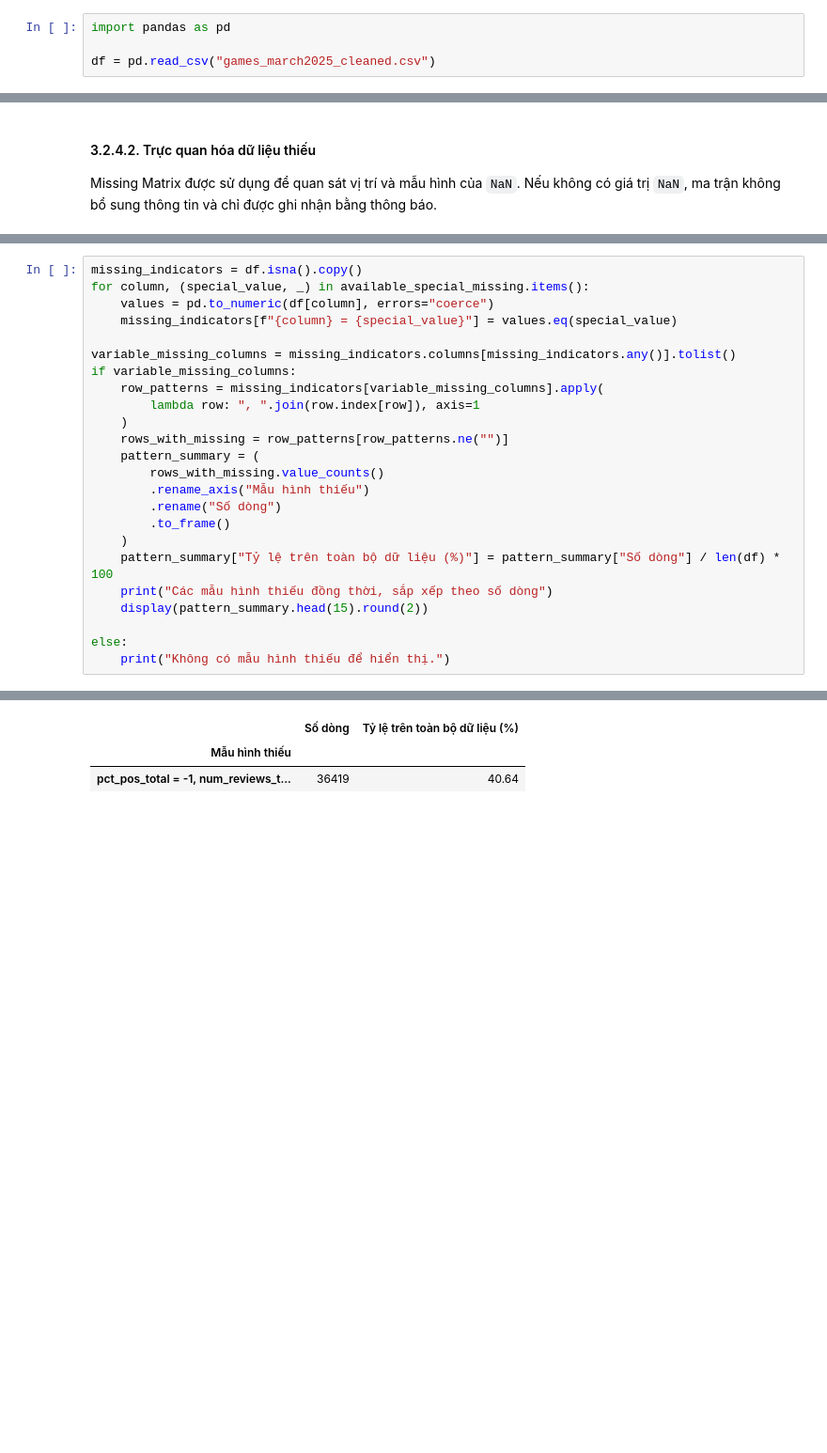
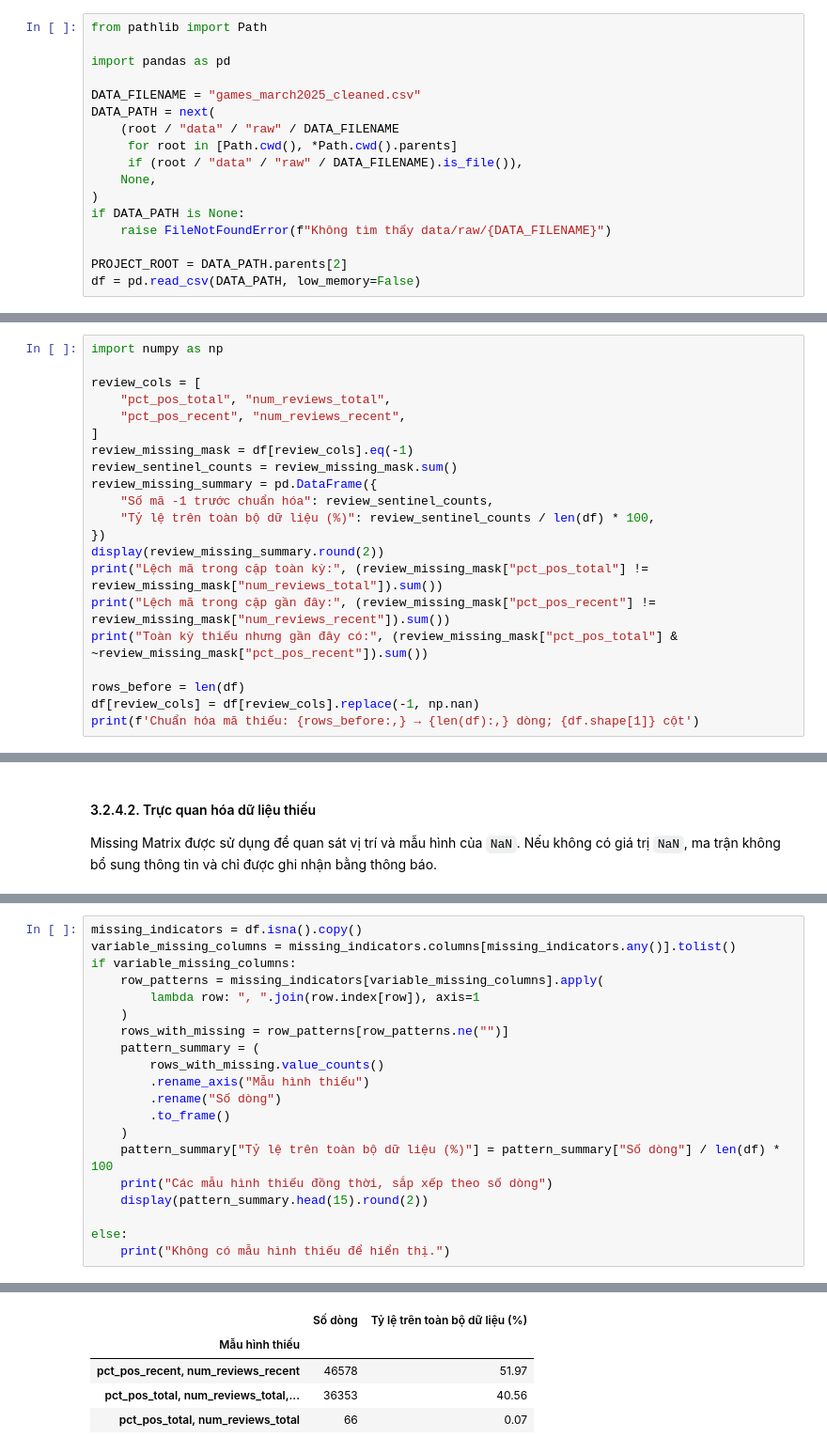
Before and after one commit to ltny24/STEAM-GAME-PROJECT, a Jupyter notebook: notebooks/01_collection_exploration.ipynb, the cells around one changed output, grey strips where cells are left out. Shown at 94% size. Saved outputs shown, nothing was run; the diff lists cells and outputs as text; blank space fills up the shorter version.

```diff
--- a/notebooks/01_collection_exploration.ipynb
+++ b/notebooks/01_collection_exploration.ipynb
@@ -24,7 +26,20 @@ Nhóm chọn bộ dữ liệu Steam Games 2025 trước hết vì các thành vi
 # %% [markdown]
 ## 3.2. Khám phá dữ liệu
 # %%
+from pathlib import Path
+
 import pandas as pd
 
-df = pd.read_csv("games_march2025_cleaned.csv")
+DATA_FILENAME = "games_march2025_cleaned.csv"
+DATA_PATH = next(
+    (root / "data" / "raw" / DATA_FILENAME
+     for root in [Path.cwd(), *Path.cwd().parents]
+     if (root / "data" / "raw" / DATA_FILENAME).is_file()),
+    None,
+)
+if DATA_PATH is None:
+    raise FileNotFoundError(f"Không tìm thấy data/raw/{DATA_FILENAME}")
+
+PROJECT_ROOT = DATA_PATH.parents[2]
+df = pd.read_csv(DATA_PATH, low_memory=False)
 # %% [markdown]
@@ -304,0 +481,21 @@ df[string_cols] = df[string_cols].astype("string")
+# %%
+import numpy as np
+
+review_cols = [
+    "pct_pos_total", "num_reviews_total",
+    "pct_pos_recent", "num_reviews_recent",
+]
+review_missing_mask = df[review_cols].eq(-1)
+review_sentinel_counts = review_missing_mask.sum()
+review_missing_summary = pd.DataFrame({
+    "Số mã -1 trước chuẩn hóa": review_sentinel_counts,
+    "Tỷ lệ trên toàn bộ dữ liệu (%)": review_sentinel_counts / len(df) * 100,
+})
+display(review_missing_summary.round(2))
+print("Lệch mã trong cặp toàn kỳ:", (review_missing_mask["pct_pos_total"] != review_missing_mask["num_reviews_total"]).sum())
+print("Lệch mã trong cặp gần đây:", (review_missing_mask["pct_pos_recent"] != review_missing_mask["num_reviews_recent"]).sum())
+print("Toàn kỳ thiếu nhưng gần đây có:", (review_missing_mask["pct_pos_total"] & ~review_missing_mask["pct_pos_recent"]).sum())
+
+rows_before = len(df)
+df[review_cols] = df[review_cols].replace(-1, np.nan)
+print(f'Chuẩn hóa mã thiếu: {rows_before:,} → {len(df):,} dòng; {df.shape[1]} cột')
@@ -959,30 +1181,28 @@ Các mẫu hình được tổng hợp từ `NaN` thực tế và mã thiếu đ
 # %%
 missing_indicators = df.isna().copy()
-for column, (special_value, _) in available_special_missing.items():
-    values = pd.to_numeric(df[column], errors="coerce")
-    missing_indicators[f"{column} = {special_value}"] = values.eq(special_value)
-
 variable_missing_columns = missing_indicators.columns[missing_indicators.any()].tolist()
 if variable_missing_columns:
     row_patterns = missing_indicators[variable_missing_columns].apply(
         lambda row: ", ".join(row.index[row]), axis=1
     )
     rows_with_missing = row_patterns[row_patterns.ne("")]
     pattern_summary = (
         rows_with_missing.value_counts()
         .rename_axis("Mẫu hình thiếu")
         .rename("Số dòng")
         .to_frame()
     )
     pattern_summary["Tỷ lệ trên toàn bộ dữ liệu (%)"] = pattern_summary["Số dòng"] / len(df) * 100
     print("Các mẫu hình thiếu đồng thời, sắp xếp theo số dòng")
     display(pattern_summary.head(15).round(2))
 
 else:
     print("Không có mẫu hình thiếu để hiển thị.")
 # %% [output]
 Các mẫu hình thiếu đồng thời, sắp xếp theo số dòng
 |  | Số dòng | Tỷ lệ trên toàn bộ dữ liệu (%) |
 | Mẫu hình thiếu |  |  |
-| pct_pos_total = -1, num_reviews_t... | 36419 | 40.64 |
+| pct_pos_recent, num_reviews_recent | 46578 | 51.97 |
+| pct_pos_total, num_reviews_total,... | 36353 | 40.56 |
+| pct_pos_total, num_reviews_total | 66 | 0.07 |
 # %% [markdown]
```
Also changed, not shown: parts of 77 cells of this notebook.
